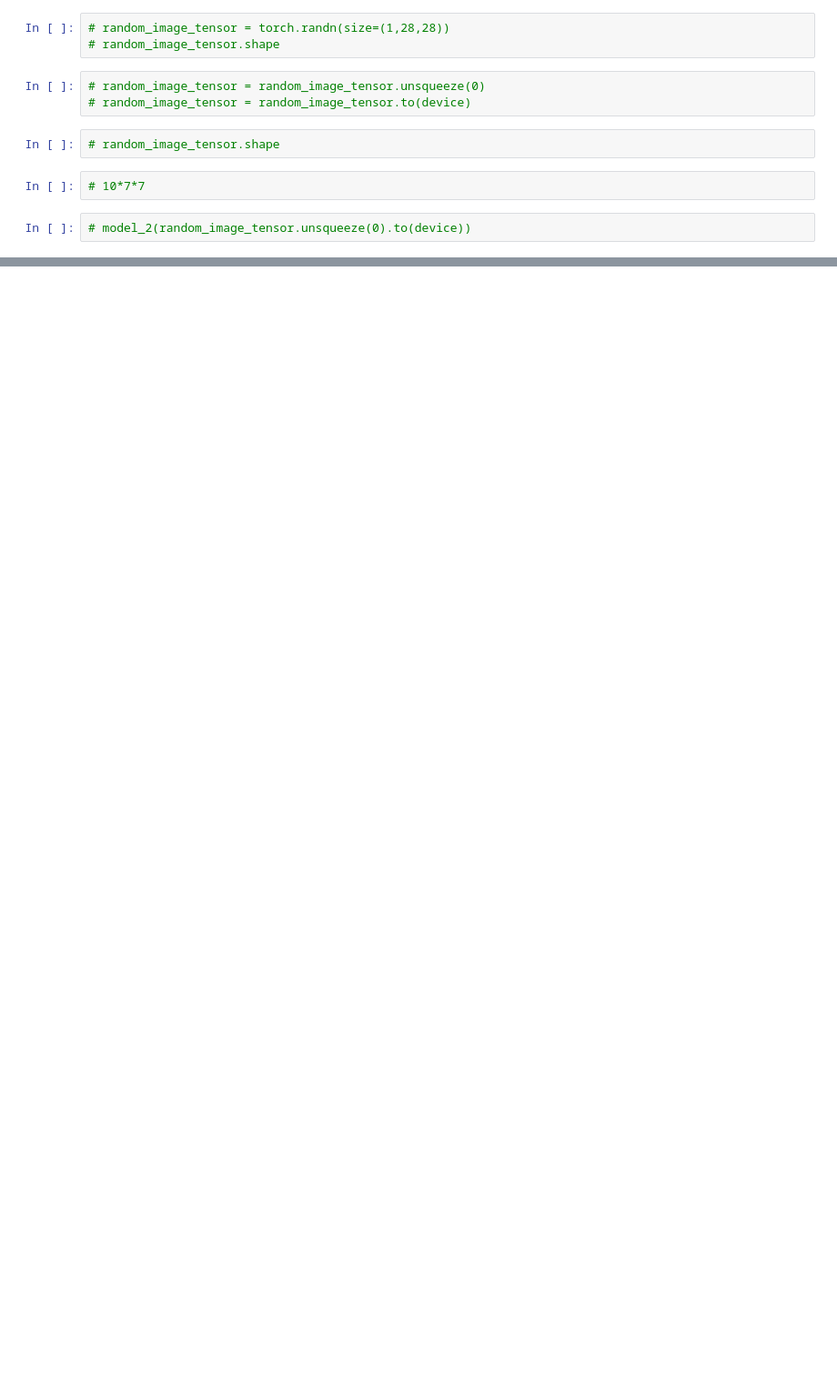
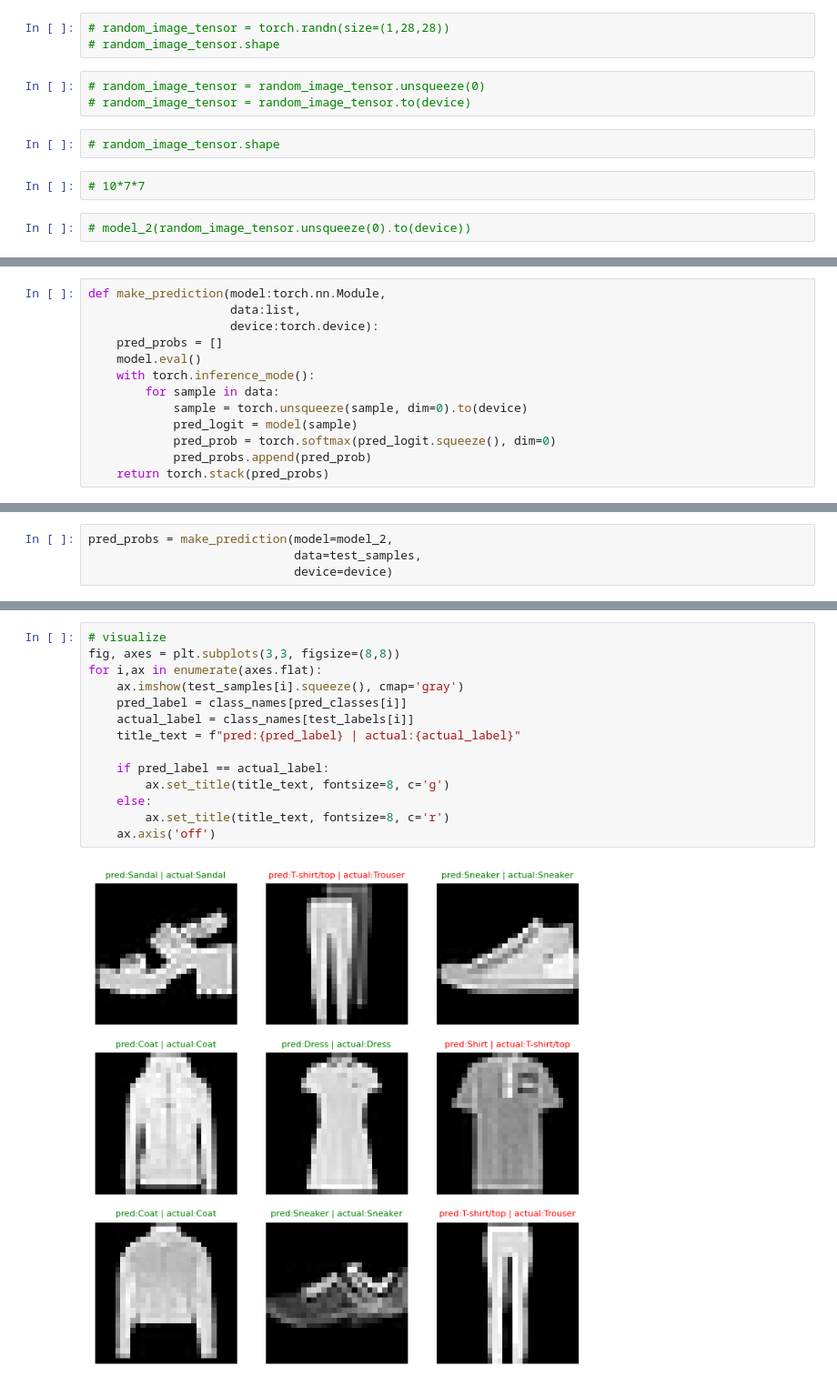
Before and after one commit to Abisheklimbu/pytorch, a Jupyter notebook: 03_computer_vision.ipynb, the cells around one changed output, grey strips where cells are left out. Shown at 91% size. Drawn from its saved outputs; the diff is of its cells as text; blank space fills up the shorter version.

Commit message:
convolutional model updated

```diff
--- a/03_computer_vision.ipynb
+++ b/03_computer_vision.ipynb
@@ -803,0 +988,13 @@ Text(0, 0.5, 'model')
+# %%
+def make_prediction(model:torch.nn.Module,
+                    data:list,
+                    device:torch.device):
+    pred_probs = []
+    model.eval()
+    with torch.inference_mode():
+        for sample in data:
+            sample = torch.unsqueeze(sample, dim=0).to(device)
+            pred_logit = model(sample)
+            pred_prob = torch.softmax(pred_logit.squeeze(), dim=0)
+            pred_probs.append(pred_prob)
+    return torch.stack(pred_probs)
@@ -803,0 +1015,4 @@ Text(0, 0.5, 'model')
+# %%
+pred_probs = make_prediction(model=model_2,
+                             data=test_samples,
+                             device=device)
@@ -803,0 +1034,16 @@ Text(0, 0.5, 'model')
+# %%
+# visualize
+fig, axes = plt.subplots(3,3, figsize=(8,8))
+for i,ax in enumerate(axes.flat):
+    ax.imshow(test_samples[i].squeeze(), cmap='gray')
+    pred_label = class_names[pred_classes[i]]
+    actual_label = class_names[test_labels[i]]
+    title_text = f"pred:{pred_label} | actual:{actual_label}"
+
+    if pred_label == actual_label:
+        ax.set_title(title_text, fontsize=8, c='g')
+    else:
+        ax.set_title(title_text, fontsize=8, c='r')
+    ax.axis('off')
+# %% [output]
+[figure, added]
```
Also changed, not shown: parts of 40 cells of this notebook, 1 other file.
